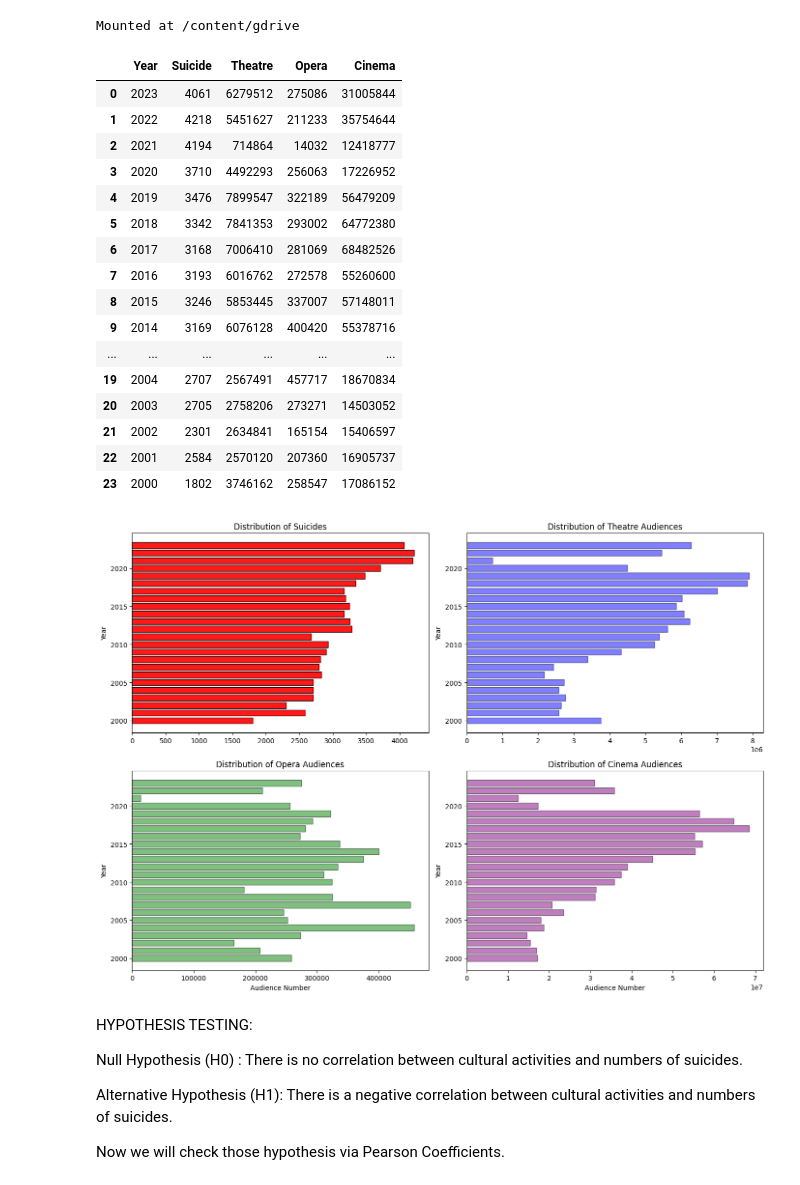
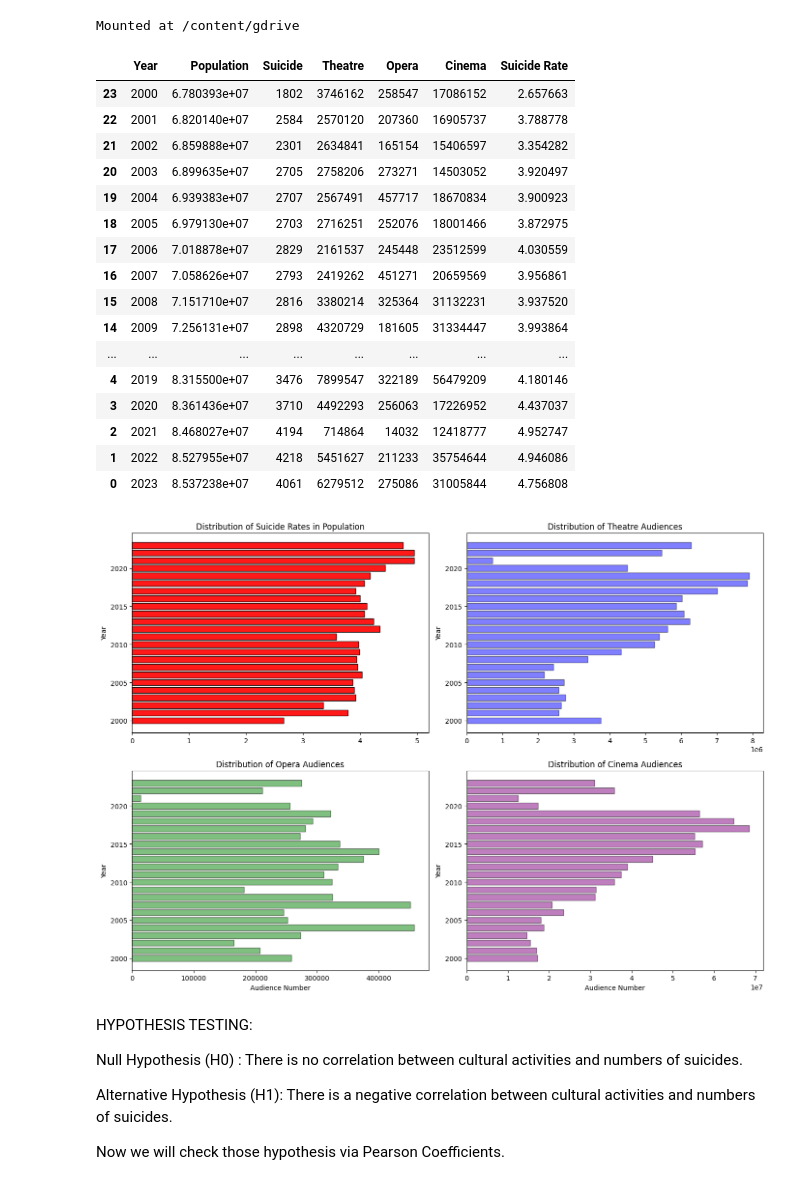
Before and after one commit to erenayar-12/DSA210-Project, a Jupyter notebook: DSA210_Project.ipynb, the cells around one changed output. Saved outputs shown, nothing was run; the diff lists cells and outputs as text; code cells hidden in the pictures.

```diff
--- a/DSA210_Project.ipynb
+++ b/DSA210_Project.ipynb
@@ -13,62 +14,77 @@ import scipy.stats as stats
 from os.path import join
 # %%
 data_path = "/content/gdrive/My Drive"
-filename = "all_data.csv"
+filename = "final_data.csv"
 # %%
 df = pd.read_csv(join(data_path, filename), delimiter=",")
 
 for col in ['Suicide', 'Theatre', 'Opera', 'Cinema']:
     df[col] = df[col].astype(str).str.replace(" ", "").astype(int) #in the original data, there are spaces between thousands and millions so I erased them with this code in order to calculate correctly
+
+def interpolate_column(df, column_name, method='linear', direction='both'):
+    df = df.sort_values('Year')
+    df[column_name] = df[column_name].interpolate(method=method, limit_direction=direction)
+    return df
+
+df['Population'] = df['Population'].astype(str).str.replace(" ", "").astype(float) #In order to interpolate, we need population to be float type
+
+df['Population'] = df['Population'].replace(0, np.nan) #NULL values typed as 0 at csv file, so I change them as NA of Numpy. NaN from Pandas didn't work
+df = interpolate_column(df, 'Population')
+
+#Even though trend is not strictly linear, safest option to fill NA's is linear interpolation
+
+df['Suicide Rate'] = df['Suicide'] / df['Population'] * 100_000
+
 df
 # %% [output]
-|  | Year | Suicide | Theatre | Opera | Cinema |
-| 0 | 2023 | 4061 | 6279512 | 275086 | 31005844 |
-| 1 | 2022 | 4218 | 5451627 | 211233 | 35754644 |
-| 2 | 2021 | 4194 | 714864 | 14032 | 12418777 |
-| 3 | 2020 | 3710 | 4492293 | 256063 | 17226952 |
-| 4 | 2019 | 3476 | 7899547 | 322189 | 56479209 |
-| 5 | 2018 | 3342 | 7841353 | 293002 | 64772380 |
-| 6 | 2017 | 3168 | 7006410 | 281069 | 68482526 |
-| 7 | 2016 | 3193 | 6016762 | 272578 | 55260600 |
-| 8 | 2015 | 3246 | 5853445 | 337007 | 57148011 |
-| 9 | 2014 | 3169 | 6076128 | 400420 | 55378716 |
-| ... | ... | ... | ... | ... | ... |
-| 19 | 2004 | 2707 | 2567491 | 457717 | 18670834 |
-| 20 | 2003 | 2705 | 2758206 | 273271 | 14503052 |
-| 21 | 2002 | 2301 | 2634841 | 165154 | 15406597 |
-| 22 | 2001 | 2584 | 2570120 | 207360 | 16905737 |
-| 23 | 2000 | 1802 | 3746162 | 258547 | 17086152 |
+|  | Year | Population | Suicide | Theatre | Opera | Cinema | Suicide Rate |
+| 23 | 2000 | 6.780393e+07 | 1802 | 3746162 | 258547 | 17086152 | 2.657663 |
+| 22 | 2001 | 6.820140e+07 | 2584 | 2570120 | 207360 | 16905737 | 3.788778 |
+| 21 | 2002 | 6.859888e+07 | 2301 | 2634841 | 165154 | 15406597 | 3.354282 |
+| 20 | 2003 | 6.899635e+07 | 2705 | 2758206 | 273271 | 14503052 | 3.920497 |
+| 19 | 2004 | 6.939383e+07 | 2707 | 2567491 | 457717 | 18670834 | 3.900923 |
+| 18 | 2005 | 6.979130e+07 | 2703 | 2716251 | 252076 | 18001466 | 3.872975 |
+| 17 | 2006 | 7.018878e+07 | 2829 | 2161537 | 245448 | 23512599 | 4.030559 |
+| 16 | 2007 | 7.058626e+07 | 2793 | 2419262 | 451271 | 20659569 | 3.956861 |
+| 15 | 2008 | 7.151710e+07 | 2816 | 3380214 | 325364 | 31132231 | 3.937520 |
+| 14 | 2009 | 7.256131e+07 | 2898 | 4320729 | 181605 | 31334447 | 3.993864 |
+| ... | ... | ... | ... | ... | ... | ... | ... |
+| 4 | 2019 | 8.315500e+07 | 3476 | 7899547 | 322189 | 56479209 | 4.180146 |
+| 3 | 2020 | 8.361436e+07 | 3710 | 4492293 | 256063 | 17226952 | 4.437037 |
+| 2 | 2021 | 8.468027e+07 | 4194 | 714864 | 14032 | 12418777 | 4.952747 |
+| 1 | 2022 | 8.527955e+07 | 4218 | 5451627 | 211233 | 35754644 | 4.946086 |
+| 0 | 2023 | 8.537238e+07 | 4061 | 6279512 | 275086 | 31005844 | 4.756808 |
 # %%
 fig, axes = plt.subplots(2, 2, figsize=(14,10)) #creating 2x2 area to visualize 4 different data
 
 bins = 10
 
 #Top left
-axes[0, 0].barh(df['Year'], df["Suicide"], color="red", alpha=0.9, edgecolor="black") #I've choosen a little darker color to emphasize suicide number is the main actor here
-axes[0, 0].set_title("Distribution of Suicides")
+axes[0, 0].barh(df['Year'], df["Suicide Rate"], color="red", alpha=0.9, edgecolor="black") #I've choosen a little darker color to emphasize suicide number is the main actor here
+axes[0, 0].set_title("Distribution of Suicide Rates in Population")
 axes[0, 0].set_ylabel("Year")
 
 # Top right
 axes[0, 1].barh(df['Year'], df["Theatre"], color="blue", alpha=0.5, edgecolor="black")
 axes[0, 1].set_title("Distribution of Theatre Audiences")
 axes[0, 1].set_ylabel("Year")
 
 # Bottom left
 axes[1, 0].barh(df['Year'], df["Opera"], color="green", alpha=0.5, edgecolor="black")
 axes[1, 0].set_title("Distribution of Opera Audiences")
 axes[1, 0].set_ylabel("Year")
 axes[1, 0].set_xlabel("Audience Number")
 
 # Bottom right
 axes[1, 1].barh(df['Year'], df["Cinema"], color="purple", alpha=0.5, edgecolor="black")
 axes[1, 1].set_title("Distribution of Cinema Audiences")
 axes[1, 1].set_ylabel("Year")
 axes[1, 1].set_xlabel("Audience Number")
 
 plt.tight_layout()
 plt.show()
 # %% [output]
-[figure, old version]
+[figure, new version]
 # %% [markdown]
 HYPOTHESIS TESTING:
 
```
Also changed, not shown: parts of 3 cells of this notebook.
